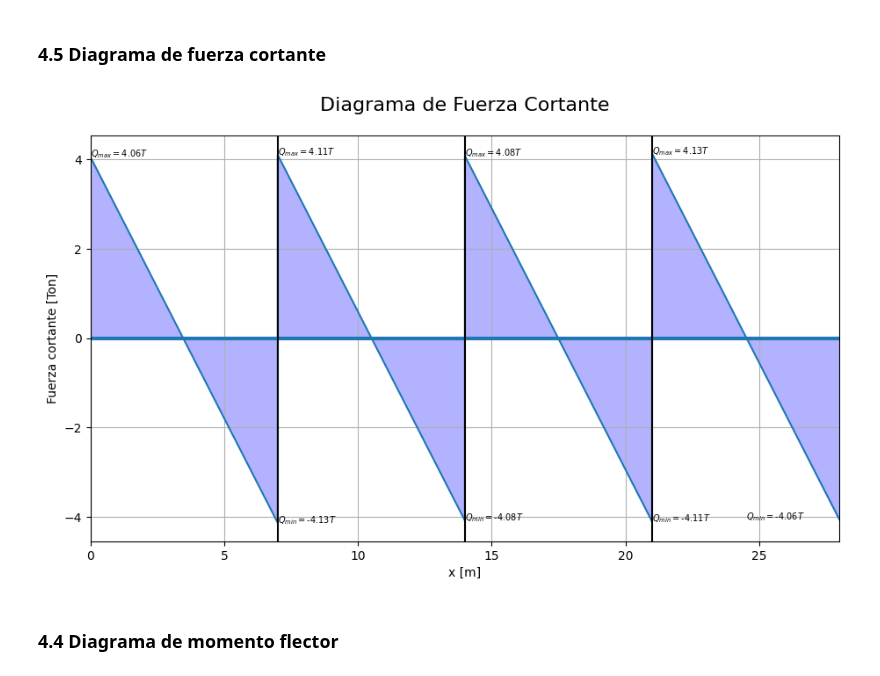
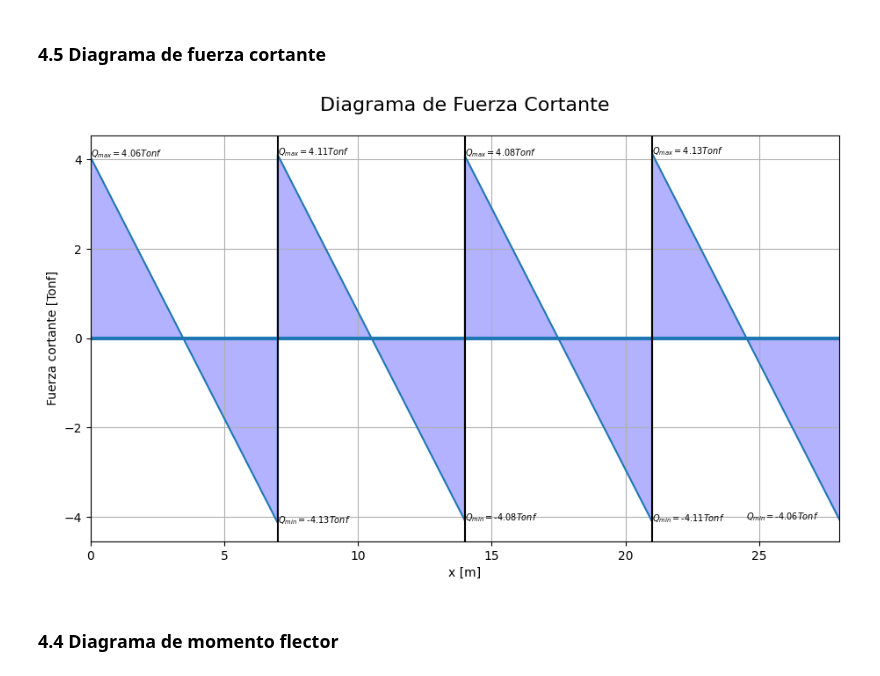
Before and after one commit to NicoJat/Main-codes, a Jupyter notebook: Hormigon/vigas/Calculadora de vigas/VigaContinua_mx.ipynb, the cells around one changed output. Drawn from its saved outputs; the diff is of its cells as text; code cells hidden in the pictures.

```diff
--- a/Hormigon/vigas/Calculadora de vigas/VigaContinua_mx.ipynb
+++ b/Hormigon/vigas/Calculadora de vigas/VigaContinua_mx.ipynb
@@ -801,7 +801,7 @@ plt.figure(figsize=(11, 6))
 plt.plot(X, DFQ)
 plt.title('Diagrama de Fuerza Cortante', fontsize = 16, pad = 20)
 plt.xlabel('x [m]')
-plt.ylabel('Fuerza cortante [Ton]')
+plt.ylabel('Fuerza cortante [Tonf]')
 plt.axhline(linewidth = 3)
 plt.xlim(0, Ltotal)
 plt.grid()
@@ -813,36 +813,36 @@ def colocarTextosQ():
         if i > 0:
             LacumQ += Tramo[i-1].L
         ubicMax = LacumQ + XmaxQ[i]
         ubicMin = LacumQ + XminQ[i]
         if ubicMax == Ltotal:
             ubicMax = Ltotal - Tramo[i].L/2
         if ubicMin == Ltotal:
             ubicMin = Ltotal - Tramo[i].L/2
         plt.text(ubicMax, maxCortante[i], '$Q_{max} = $' + \
-                 str(round(maxCortante[i],2)) + '$T$', fontsize=7)
+                 str(round(maxCortante[i],2)) + '$Tonf$', fontsize=7)
         plt.text(ubicMin, minCortante[i], '$Q_{min} = $' + \
-                 str(round(minCortante[i],2)) + '$T$', fontsize=7)
+                 str(round(minCortante[i],2)) + '$Tonf$', fontsize=7)
 
 colocarTextosQ()
 
 #Para sombrear el graf.
 Xgraf = [0] + X
 Xgraf.append(Ltotal)
 
 DFQgraf = [0] + DFQ
 DFQgraf.append(0)
 
 plt.fill(Xgraf, DFQgraf, 'b', alpha=0.3)
 
 #Divisores de tramos
 vertical = 0
 for i in range(b - 1):
     vertical += Tramo[i].L
     plt.axvline(vertical, color='black')
 
 plt.show()
 # %% [output]
-[figure, old version]
+[figure, new version]
 # %% [markdown]
 ### 4.4 Diagrama de momento flector
 # %%
```
Also changed, not shown: 12 other files.
